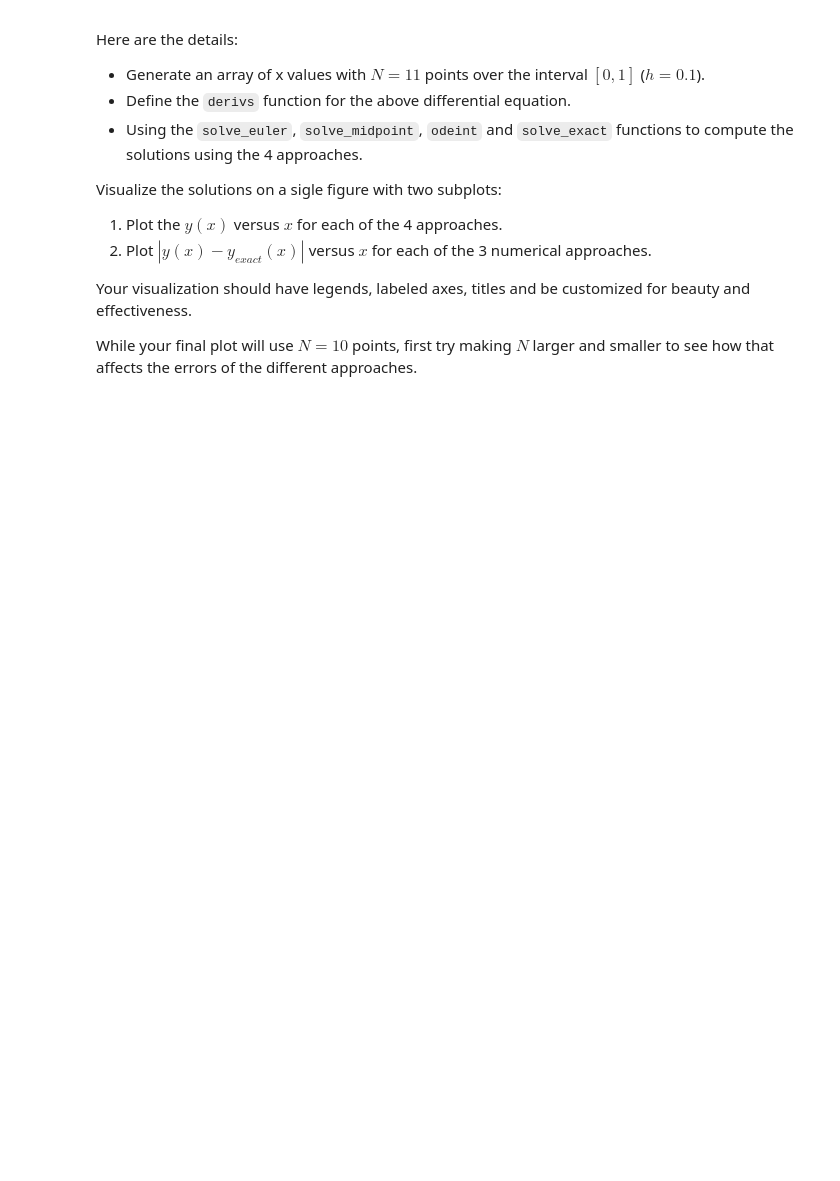
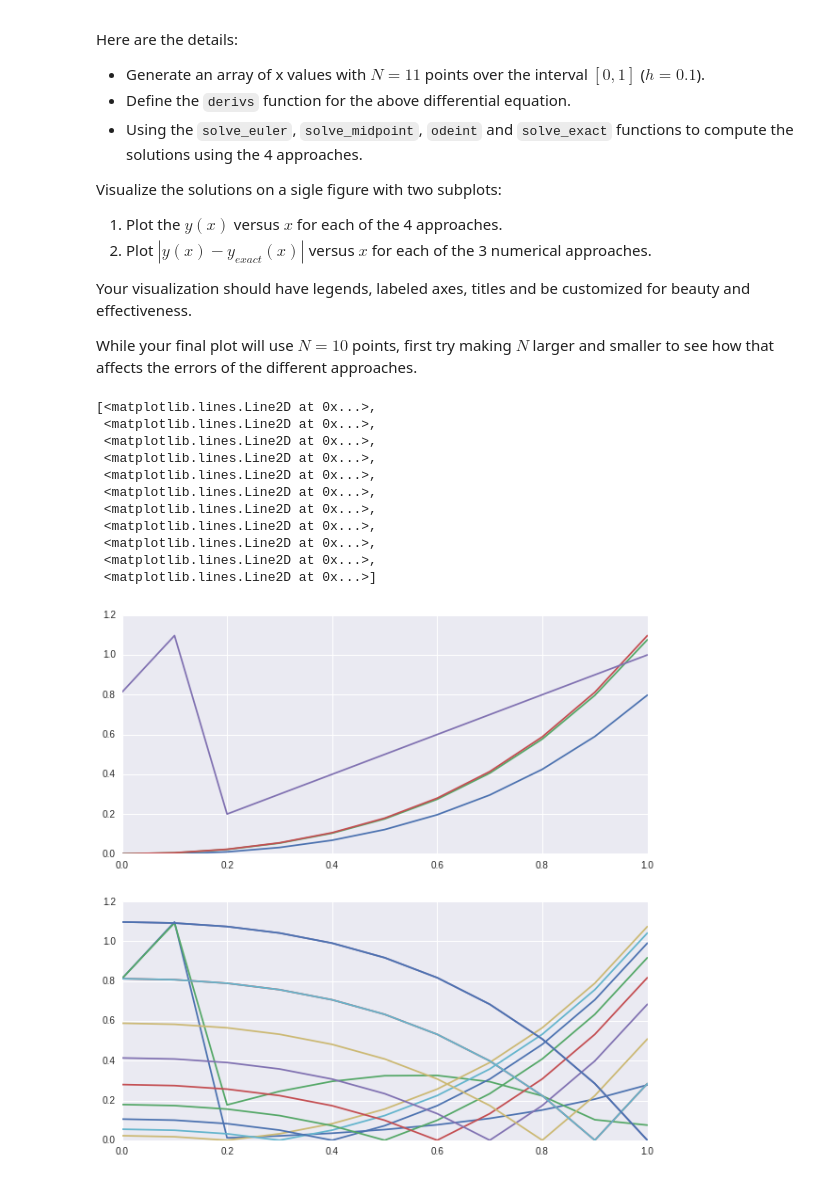
Before and after one commit to hunterherrin/phys202-2015-work, a Jupyter notebook: assignments/assignment10/ODEsEx01.ipynb, the cells around one changed output. Drawn from its saved outputs; the diff is of its cells as text; code cells hidden in the pictures; blank space fills up the shorter version.

```diff
--- a/assignments/assignment10/ODEsEx01.ipynb
+++ b/assignments/assignment10/ODEsEx01.ipynb
@@ -46,5 +46,11 @@ def solve_euler(derivs, y0, x):
     y : np.ndarray
         Array of solutions y[i] = y(x[i])
     """
-    # YOUR CODE HERE
-    raise NotImplementedError()
+
+    h=x[1]-x[0]
+    y=np.ndarray(len(x))
+    y[0]=y0
+    for n in range(len(x)-1):
+        y[n+1]=y[n]+h*derivs(y[n],x[n])
+
+    return y
@@ -75,8 +85,12 @@ def solve_midpoint(derivs, y0, x):
     y : np.ndarray
         Array of solutions y[i] = y(x[i])
     """
-    # YOUR CODE HERE
-    raise NotImplementedError()
+    h=x[1]-x[0]
+    y=np.ndarray(len(x))
+    y[0]=y0
+    for n in range(len(x)-1):
+        y[n+1]=y[n]+h*derivs(y[n]+(h/2)*derivs(y[n],x[n]),x[n]+h/2)
+    return y
 # %%
 assert np.allclose(solve_midpoint(lambda y, x: 1, 0, [0,1,2]), [0,1,2])
 # %% [markdown]
@@ -107,5 +121,8 @@ def solve_exact(x):
     y : np.ndarray
         Array of solutions at y[i] = y(x[i]).
     """
-    # YOUR CODE HERE
-    raise NotImplementedError()
+
+    y=np.ndarray(len(x))
+    for n in range(len(x)):
+        y[x[n]]=0.25*np.exp(2*x[n])-0.5*x[n]-0.25
+    return y
@@ -140,2 +158,33 @@ raise NotImplementedError()
+# %%
+x=np.array(range(0,11,1))/10
+def derivs(y,x):
+    return x+2*y
+u=odeint(derivs,0,x)
+e=(u - solve_exact(x))
+w=(solve_midpoint(derivs,0,x) - solve_exact(x))
+q=(solve_euler(derivs,0,x) - solve_exact(x))
+plt.figure(figsize=(10,10))
+plt.subplot(211)
+plt.plot(x,solve_euler(derivs,0,x))
+plt.plot(x,solve_midpoint(derivs,0,x))
+plt.plot(x,odeint(derivs,0,x))
+plt.plot(x,solve_exact(x))
+plt.subplot(212)
+plt.plot(x,abs(q))
+plt.plot(x,abs(w))
+plt.plot(x,abs(e))
+# %% [output]
+[<matplotlib.lines.Line2D at 0x...>,
+ <matplotlib.lines.Line2D at 0x...>,
+ <matplotlib.lines.Line2D at 0x...>,
+ <matplotlib.lines.Line2D at 0x...>,
+ <matplotlib.lines.Line2D at 0x...>,
+ <matplotlib.lines.Line2D at 0x...>,
+ <matplotlib.lines.Line2D at 0x...>,
+ <matplotlib.lines.Line2D at 0x...>,
+ <matplotlib.lines.Line2D at 0x...>,
+ <matplotlib.lines.Line2D at 0x...>,
+ <matplotlib.lines.Line2D at 0x...>]
+[figure, added]
 # %%
 assert True # leave this for grading the plots
```
Also changed, not shown: parts of 3 cells of this notebook, 5 other files.
